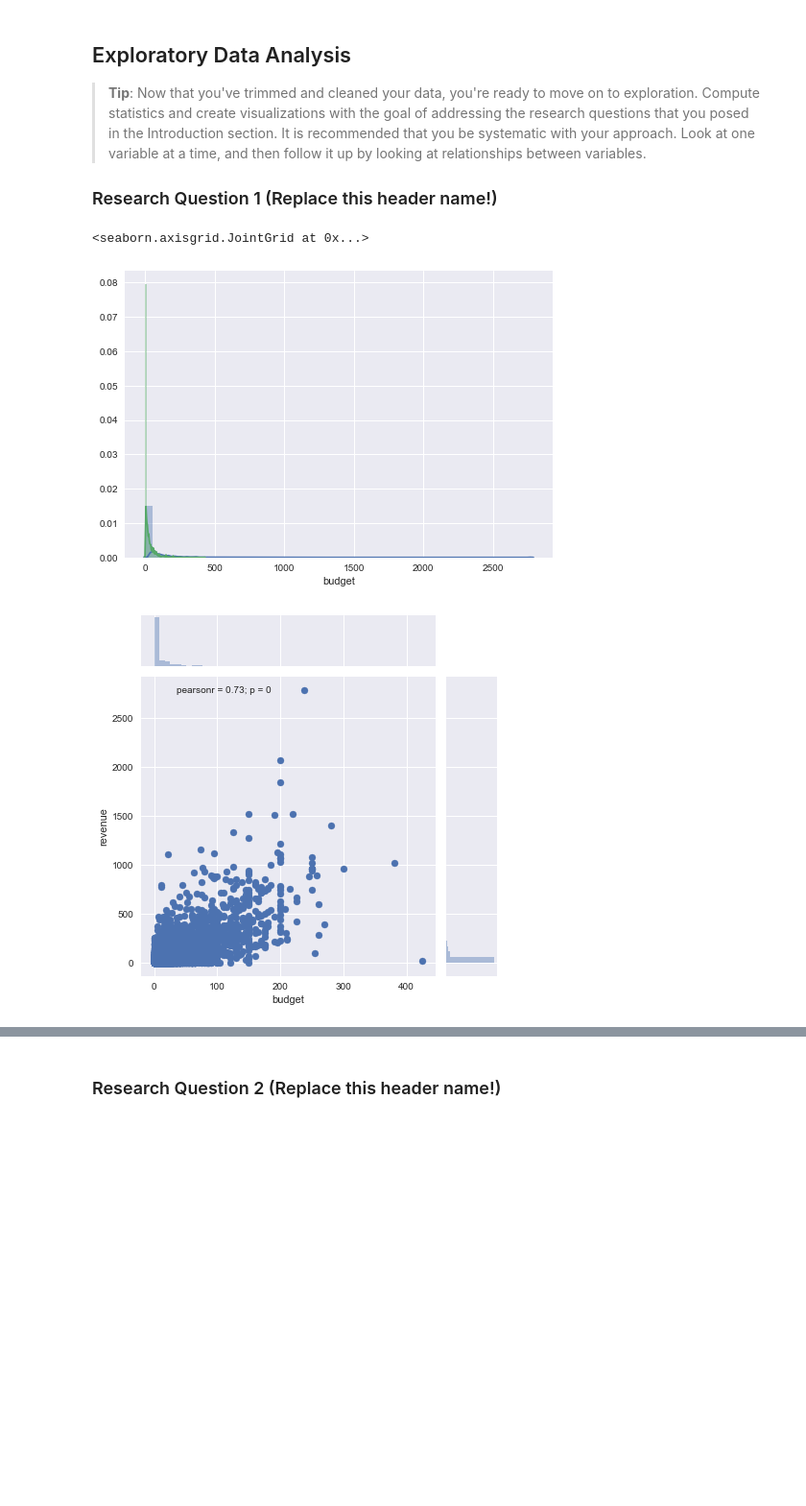
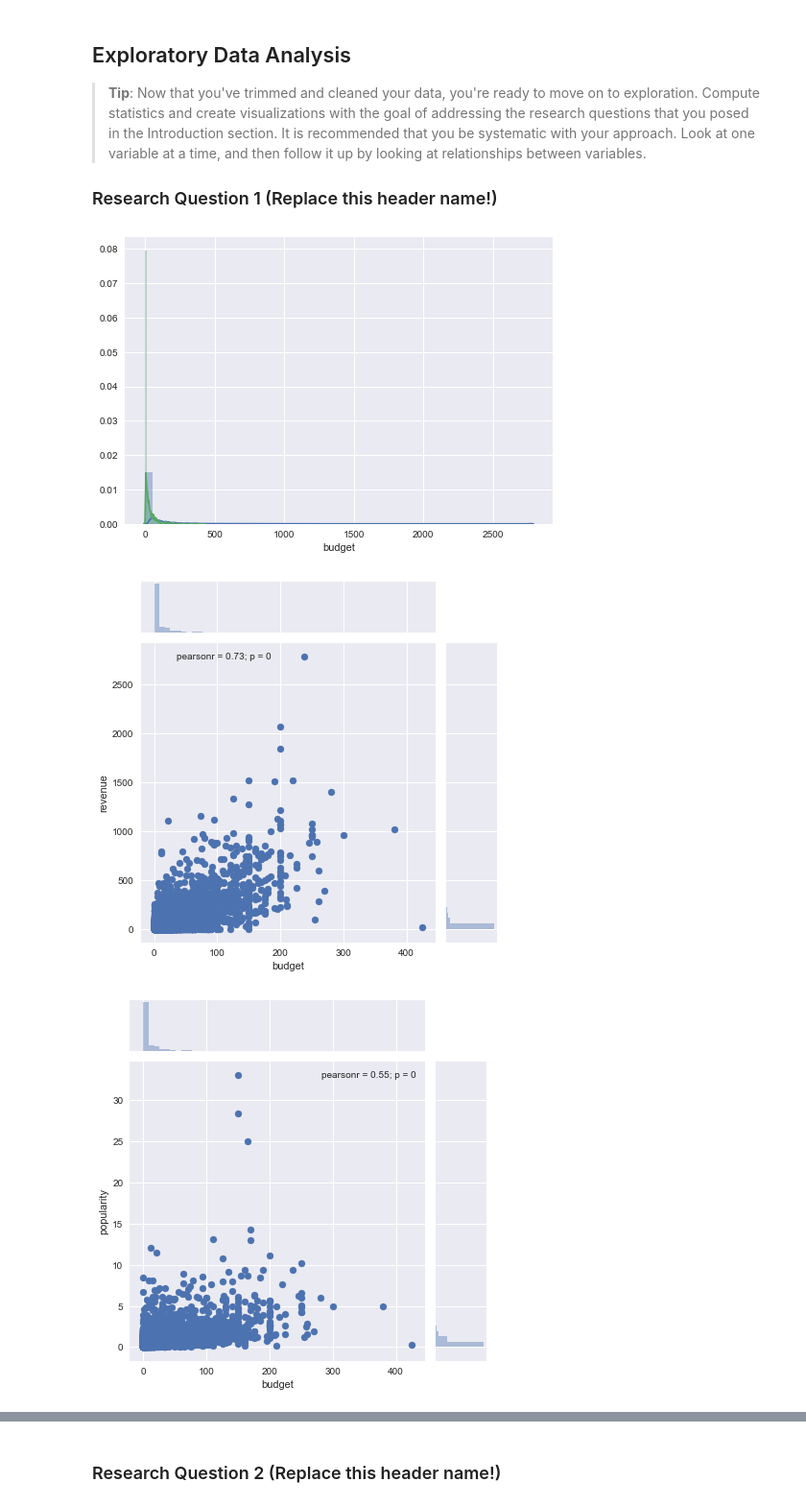
Before and after one commit to praxitelisk/DAND-P1-Investigate-a-Dataset, a Jupyter notebook: Investigate_a_Dataset.ipynb, the cells around one changed output, grey strips where cells are left out. Shown at 96% size. Cells and saved outputs as stored; diff of their text form; code cells hidden in the pictures; blank space fills up the shorter version.

```diff
--- a/Investigate_a_Dataset.ipynb
+++ b/Investigate_a_Dataset.ipynb
@@ -155,18 +156,25 @@ movies_and_revenue.sort_values(by="revenue", ascending=False).head(10)
 # %%
 # Use this, and more code cells, to explore your data. Don't forget to add
 #   Markdown cells to document your observations and findings.
 
 #explore the revenue data
 
-
+%matplotlib inline
+#aux_series = pd.DataFrame(data.revenue.values, data.budget.values, columns=['a', 'b'])
+aux_series = data[['revenue', 'budget', 'popularity']].copy()
 
 sns.set(color_codes=True)
 sns.distplot(data.revenue);
 sns.distplot(data.budget);
 
 
 sns.jointplot(x="budget", y="revenue", data=data)
+sns.jointplot(x="budget", y="popularity", data=data)
+sns.jointplot(x="revenue", y="popularity", data=data)
+
+
+sns.pairplot(aux_series);
 # %% [output]
-<seaborn.axisgrid.JointGrid at 0x...>
 [figure]
 [figure]
+[figure, added]
```
Also changed, not shown: parts of 2 cells of this notebook.
